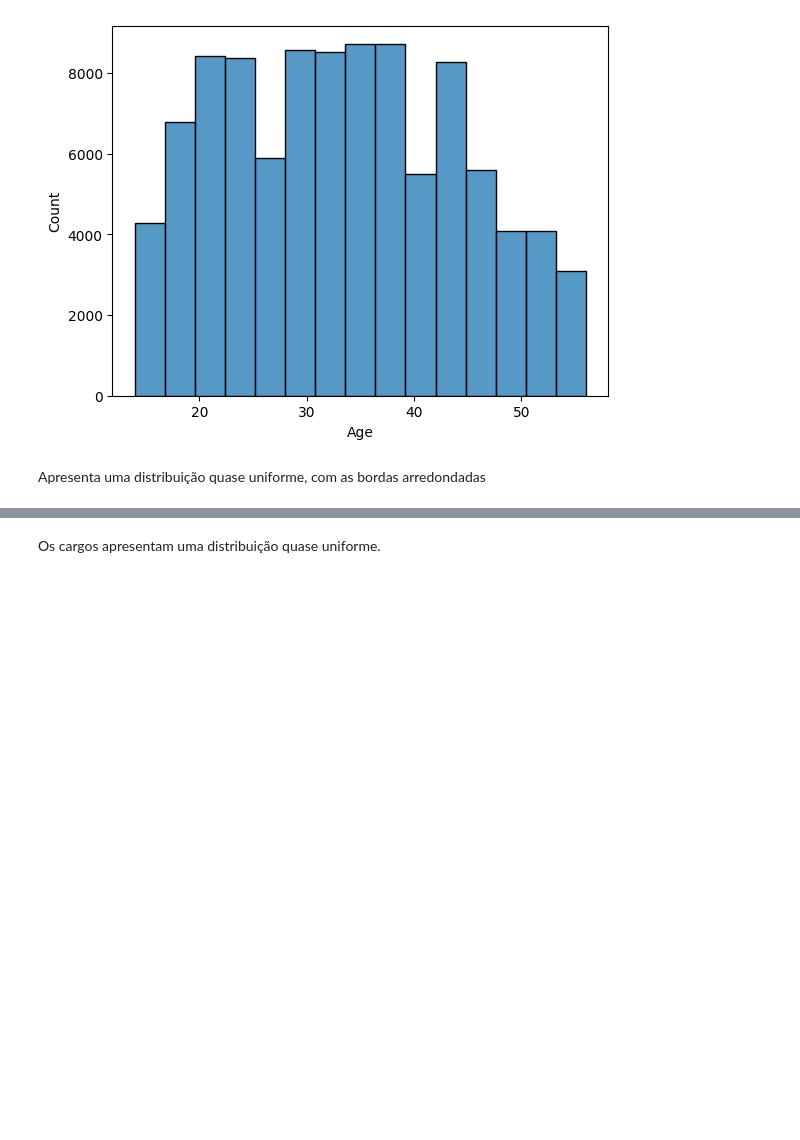
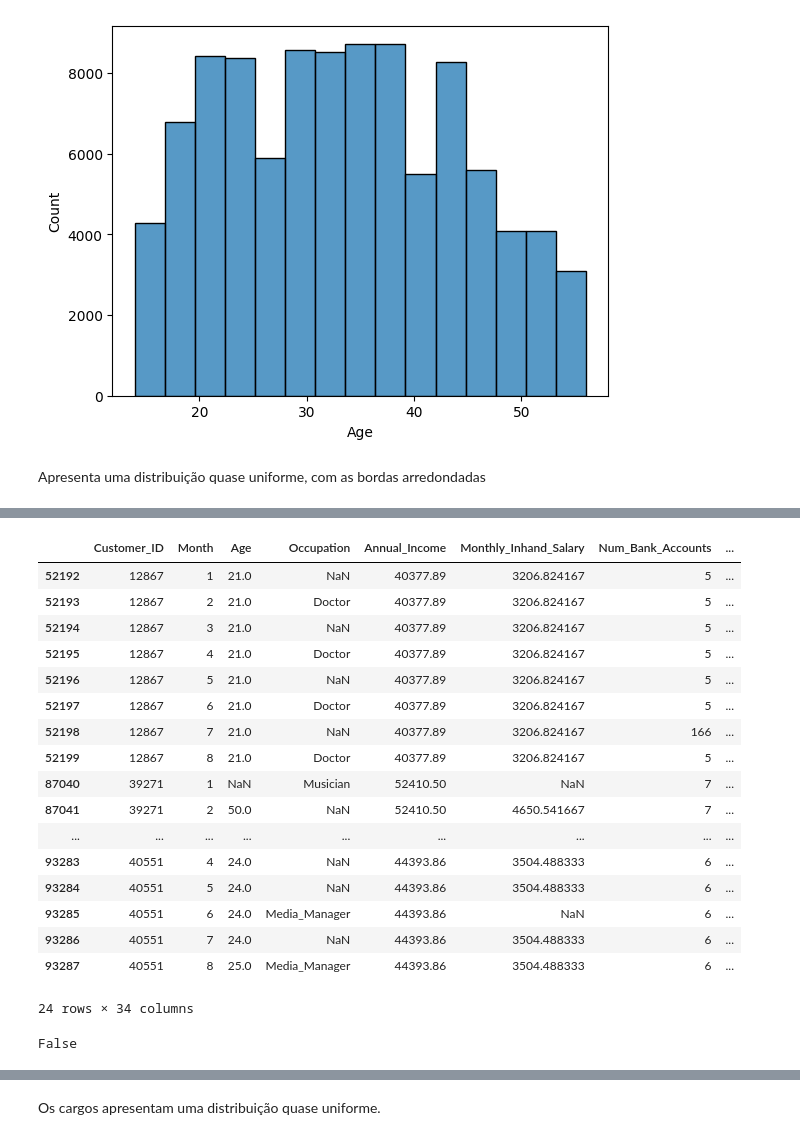
Before and after one commit to SLMath/Credit_Score-Analysis, a Jupyter notebook: credit_score.ipynb, the cells around one changed output, grey strips where cells are left out. Cells and saved outputs as stored; diff of their text form; code cells hidden in the pictures; blank space fills up the shorter version.

```diff
--- a/credit_score.ipynb
+++ b/credit_score.ipynb
@@ -999 +1076,31 @@ pd.concat([
+# %%
+pd.concat([
+    data_df[data_df.Customer_ID == 12867],
+    data_df[data_df.Customer_ID == 39271],
+    data_df[data_df.Customer_ID == 40551]
+])
+# %% [output]
+|  | Customer_ID | Month | Age | Occupation | Annual_Income | Monthly_Inhand_Salary | Num_Bank_Accounts | ... |
+| 52192 | 12867 | 1 | 21.0 | NaN | 40377.89 | 3206.824167 | 5 | ... |
+| 52193 | 12867 | 2 | 21.0 | Doctor | 40377.89 | 3206.824167 | 5 | ... |
+| 52194 | 12867 | 3 | 21.0 | NaN | 40377.89 | 3206.824167 | 5 | ... |
+| 52195 | 12867 | 4 | 21.0 | Doctor | 40377.89 | 3206.824167 | 5 | ... |
+| 52196 | 12867 | 5 | 21.0 | NaN | 40377.89 | 3206.824167 | 5 | ... |
+| 52197 | 12867 | 6 | 21.0 | Doctor | 40377.89 | 3206.824167 | 5 | ... |
+| 52198 | 12867 | 7 | 21.0 | NaN | 40377.89 | 3206.824167 | 166 | ... |
+| 52199 | 12867 | 8 | 21.0 | Doctor | 40377.89 | 3206.824167 | 5 | ... |
+| 87040 | 39271 | 1 | NaN | Musician | 52410.50 | NaN | 7 | ... |
+| 87041 | 39271 | 2 | 50.0 | NaN | 52410.50 | 4650.541667 | 7 | ... |
+| ... | ... | ... | ... | ... | ... | ... | ... | ... |
+| 93283 | 40551 | 4 | 24.0 | NaN | 44393.86 | 3504.488333 | 6 | ... |
+| 93284 | 40551 | 5 | 24.0 | NaN | 44393.86 | 3504.488333 | 6 | ... |
+| 93285 | 40551 | 6 | 24.0 | Media_Manager | 44393.86 | NaN | 6 | ... |
+| 93286 | 40551 | 7 | 24.0 | NaN | 44393.86 | 3504.488333 | 6 | ... |
+| 93287 | 40551 | 8 | 25.0 | Media_Manager | 44393.86 | 3504.488333 | 6 | ... |
+24 rows × 34 columns
+# %%
+# Annual_Income	não possui valores nulos, porem talvez possua zeros
+np.any(data_df.Annual_Income <= 0)
+# %% [output]
+False
 # %%
```
Also changed, not shown: parts of 14 cells of this notebook.
